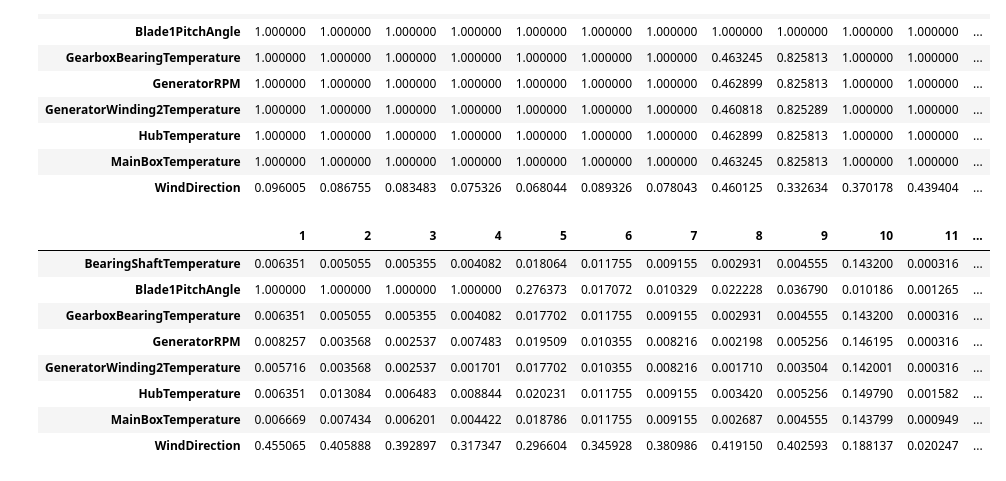
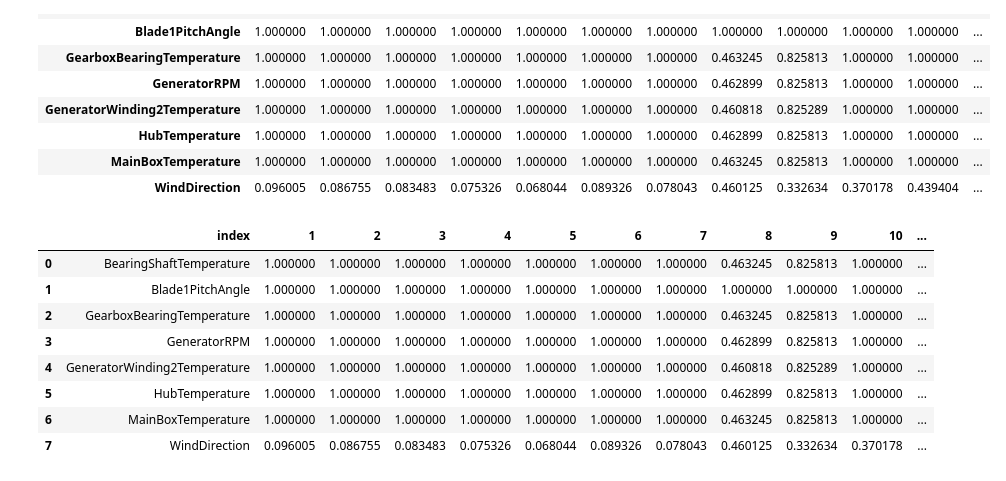
Before and after one commit to rangers5/DataVizFinal, a Jupyter notebook: NullCountVisualization.ipynb, the cells around one changed output. Cells and saved outputs as stored; diff of their text form; code cells hidden in the pictures.

```diff
--- a/NullCountVisualization.ipynb
+++ b/NullCountVisualization.ipynb
@@ -102,18 +102,19 @@ monthlyNullData
 | WindDirection | 0.096005 | 0.086755 | 0.083483 | 0.075326 | 0.068044 | 0.089326 | 0.078043 | 0.460125 | 0.332634 | 0.370178 | 0.439404 | ... |
 # %%
 monthlyNullData = pd.DataFrame()
-firstYear = df[df.year==2019]
+firstYear = df[df.year==2018]
 for i in range(1,13):
     monthlyNullData[i] = firstYear[firstYear.month == i].isnull().sum() / firstYear[firstYear.month == i].shape[0]
 monthlyNullData.drop(["year","month","day","Time","AmbientTemperatue","ActivePower","ReactivePower"], inplace=True)
+monthlyNullData.reset_index(inplace=True)
 monthlyNullData
 # %% [output]
-|  | 1 | 2 | 3 | 4 | 5 | 6 | 7 | 8 | 9 | 10 | 11 | ... |
-| BearingShaftTemperature | 0.006351 | 0.005055 | 0.005355 | 0.004082 | 0.018064 | 0.011755 | 0.009155 | 0.002931 | 0.004555 | 0.143200 | 0.000316 | ... |
-| Blade1PitchAngle | 1.000000 | 1.000000 | 1.000000 | 1.000000 | 0.276373 | 0.017072 | 0.010329 | 0.022228 | 0.036790 | 0.010186 | 0.001265 | ... |
-| GearboxBearingTemperature | 0.006351 | 0.005055 | 0.005355 | 0.004082 | 0.017702 | 0.011755 | 0.009155 | 0.002931 | 0.004555 | 0.143200 | 0.000316 | ... |
-| GeneratorRPM | 0.008257 | 0.003568 | 0.002537 | 0.007483 | 0.019509 | 0.010355 | 0.008216 | 0.002198 | 0.005256 | 0.146195 | 0.000316 | ... |
-| GeneratorWinding2Temperature | 0.005716 | 0.003568 | 0.002537 | 0.001701 | 0.017702 | 0.010355 | 0.008216 | 0.001710 | 0.003504 | 0.142001 | 0.000316 | ... |
-| HubTemperature | 0.006351 | 0.013084 | 0.006483 | 0.008844 | 0.020231 | 0.011755 | 0.009155 | 0.003420 | 0.005256 | 0.149790 | 0.001582 | ... |
-| MainBoxTemperature | 0.006669 | 0.007434 | 0.006201 | 0.004422 | 0.018786 | 0.011755 | 0.009155 | 0.002687 | 0.004555 | 0.143799 | 0.000949 | ... |
-| WindDirection | 0.455065 | 0.405888 | 0.392897 | 0.317347 | 0.296604 | 0.345928 | 0.380986 | 0.419150 | 0.402593 | 0.188137 | 0.020247 | ... |
+|  | index | 1 | 2 | 3 | 4 | 5 | 6 | 7 | 8 | 9 | 10 | ... |
+| 0 | BearingShaftTemperature | 1.000000 | 1.000000 | 1.000000 | 1.000000 | 1.000000 | 1.000000 | 1.000000 | 0.463245 | 0.825813 | 1.000000 | ... |
+| 1 | Blade1PitchAngle | 1.000000 | 1.000000 | 1.000000 | 1.000000 | 1.000000 | 1.000000 | 1.000000 | 1.000000 | 1.000000 | 1.000000 | ... |
+| 2 | GearboxBearingTemperature | 1.000000 | 1.000000 | 1.000000 | 1.000000 | 1.000000 | 1.000000 | 1.000000 | 0.463245 | 0.825813 | 1.000000 | ... |
+| 3 | GeneratorRPM | 1.000000 | 1.000000 | 1.000000 | 1.000000 | 1.000000 | 1.000000 | 1.000000 | 0.462899 | 0.825813 | 1.000000 | ... |
+| 4 | GeneratorWinding2Temperature | 1.000000 | 1.000000 | 1.000000 | 1.000000 | 1.000000 | 1.000000 | 1.000000 | 0.460818 | 0.825289 | 1.000000 | ... |
+| 5 | HubTemperature | 1.000000 | 1.000000 | 1.000000 | 1.000000 | 1.000000 | 1.000000 | 1.000000 | 0.462899 | 0.825813 | 1.000000 | ... |
+| 6 | MainBoxTemperature | 1.000000 | 1.000000 | 1.000000 | 1.000000 | 1.000000 | 1.000000 | 1.000000 | 0.463245 | 0.825813 | 1.000000 | ... |
+| 7 | WindDirection | 0.096005 | 0.086755 | 0.083483 | 0.075326 | 0.068044 | 0.089326 | 0.078043 | 0.460125 | 0.332634 | 0.370178 | ... |
```
Also changed, not shown: parts of 6 cells of this notebook, 3 other files.
